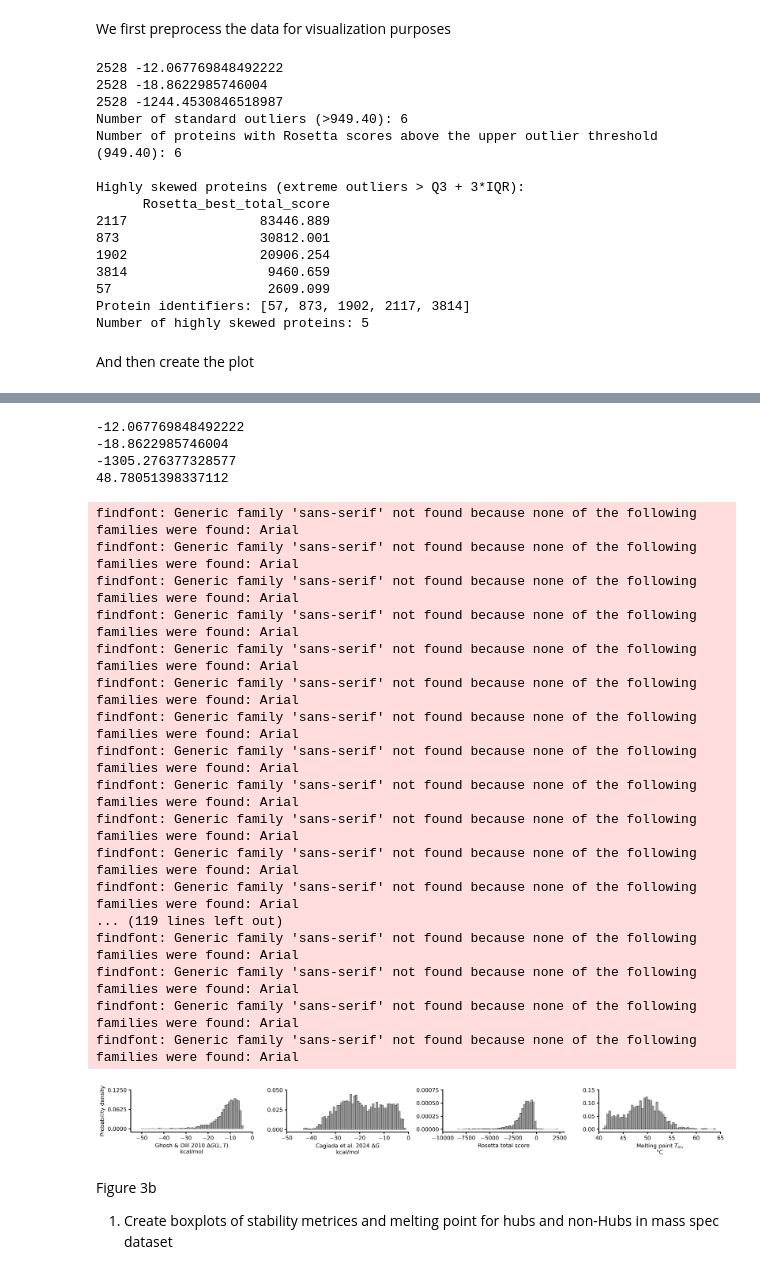
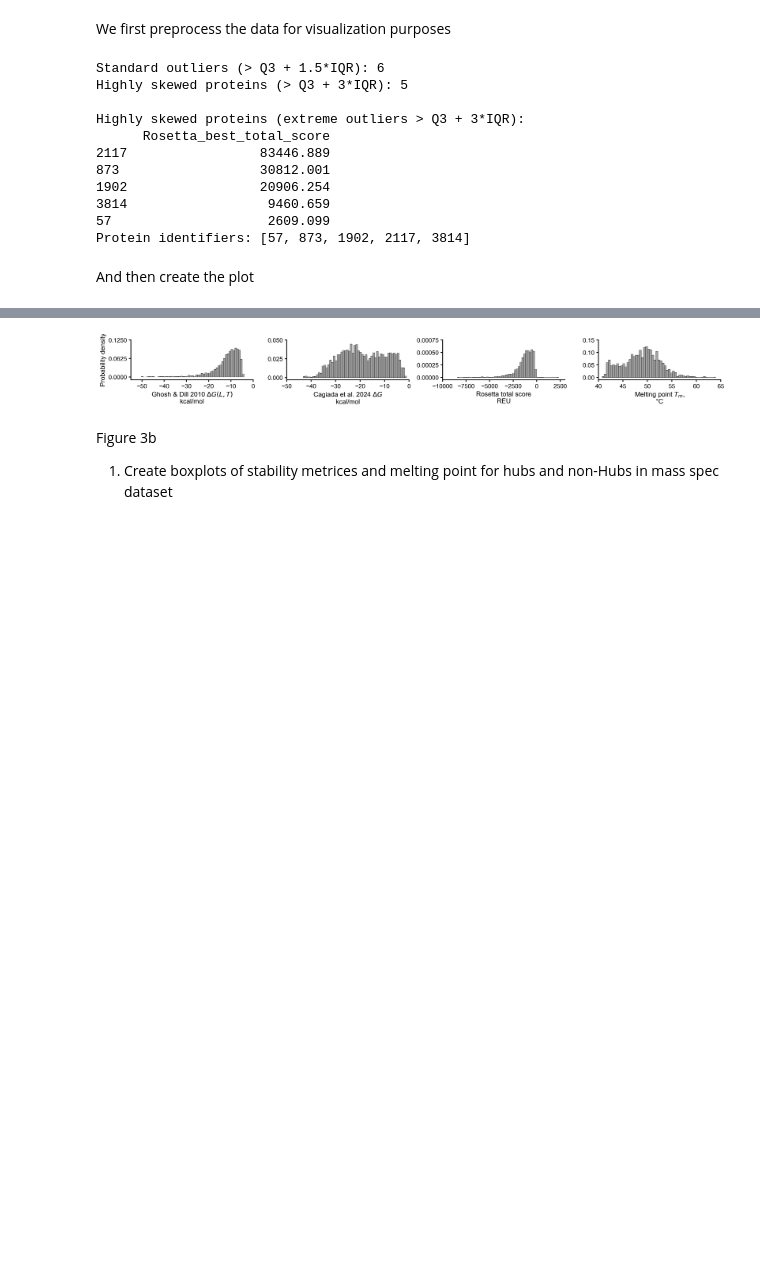
Before and after one commit to NCEMS/energetic-origins-of-PPI-connectivity, a Jupyter notebook: analysis-notebooks/from-muskan/3-figure-v2.ipynb.ipynb, the cells around one changed output, grey strips where cells are left out. Cells and saved outputs as stored; diff of their text form; code cells hidden in the pictures; blank space fills up the shorter version.

```diff
--- a/analysis-notebooks/from-muskan/3-figure-v2.ipynb.ipynb
+++ b/analysis-notebooks/from-muskan/3-figure-v2.ipynb.ipynb
@@ -65,33 +65,31 @@ Q3 = np.percentile(vals3, 75)
 IQR = Q3 - Q1
 
 # Standard outliers (for reference)
+# Outlier thresholds
+upper_threshold = Q3 + 1.5 * IQR        # standard outliers
+extreme_upper = Q3 + 3 * IQR            # extreme outliers (highly skewed)
 
-upper_threshold = Q3 + 1.5 * IQR
-num_outliers = (vals3 > upper_threshold).sum()
-print(f"Number of standard outliers (>{upper_threshold:.2f}): {num_outliers}")
+# Count outliers
+num_standard = (vals3 > upper_threshold).sum()
+num_extreme = (vals3 > extreme_upper).sum()
 
-# Extreme outliers (highly skewed proteins, using 3*IQR)
+print(f"Standard outliers (> Q3 + 1.5*IQR): {num_standard}")
+print(f"Highly skewed proteins (> Q3 + 3*IQR): {num_extreme}")
 
-extreme_upper = Q3 + 3 * IQR
-extreme_condition = filtered_nodes["Rosetta_best_total_score"] > extreme_upper
-extreme_proteins = filtered_nodes[extreme_condition]
+# Identify extreme proteins (index-safe)
+extreme_condition = vals3 > extreme_upper
+extreme_proteins = filtered_nodes.loc[vals3.index[extreme_condition]]
 
-# Count the number of outlier proteins (high scores causing the right skew)
-
-num_outliers = (vals3 > upper_threshold).sum()
-print(f"Number of proteins with Rosetta scores above the upper outlier threshold ({upper_threshold:.2f}): {num_outliers}")
-# Print the highly skewed proteins and their scores, sorted descending
 print("\nHighly skewed proteins (extreme outliers > Q3 + 3*IQR):")
 if not extreme_proteins.empty:
-    print(extreme_proteins[["Rosetta_best_total_score"]].sort_values(by="Rosetta_best_total_score", ascending=False))
+    print(extreme_proteins[["Rosetta_best_total_score"]]
+          .sort_values(by="Rosetta_best_total_score", ascending=False))
     print(f"Protein identifiers: {extreme_proteins.index.tolist()}")
 else:
     print("None found.")
-num_extreme = len(extreme_proteins)
-print(f"Number of highly skewed proteins: {num_extreme}")
 
-# Filter vals3 to remove highly skewed proteins for the histogram
-vals3_filtered = vals3[vals3 <= extreme_upper]
+# Filter for plotting only
+vals3_filtered = vals3.loc[vals3 <= extreme_upper]
 
 # 4. Meltome-melting-point BUT only where meltome-fit-R2 > 0.9
 melt_filter = filtered_nodes["meltome-fit-R2"] > 0.9
@@ -99,11 +97,8 @@ vals4 = filtered_nodes.loc[melt_filter, "meltome-melting-point"].dropna()
 
 vals_list = [vals1, vals2, vals3_filtered, vals4]
 # %% [output]
-2528 -12.067769848492222
-2528 -18.8622985746004
-2528 -1244.4530846518987
-Number of standard outliers (>949.40): 6
-Number of proteins with Rosetta scores above the upper outlier threshold (949.40): 6
+Standard outliers (> Q3 + 1.5*IQR): 6
+Highly skewed proteins (> Q3 + 3*IQR): 5
 
 Highly skewed proteins (extreme outliers > Q3 + 3*IQR):
       Rosetta_best_total_score
@@ -113,7 +108,6 @@ Highly skewed proteins (extreme outliers > Q3 + 3*IQR):
 3814                  9460.659
 57                    2609.099
 Protein identifiers: [57, 873, 1902, 2117, 3814]
-Number of highly skewed proteins: 5
 # %% [markdown]
 And then create the plot
 # %%
@@ -122,7 +116,7 @@ bins = 55
 xlabels = [
     r"Ghosh & Dill 2010 $ΔG(L,T)$" + "\nkcal/mol",
     r"Cagiada et al. 2024 $ΔG$" + "\nkcal/mol",
-    "Rosetta total score",
+    "Rosetta total score" + "\nREU",
     r"Melting point $T_m$," + "\n°C",
 ]
 
@@ -191,11 +185,11 @@ for i, (ax, vals, xlabel) in enumerate(zip(axes, vals_list, xlabels)):
         ax.set_yticks(yticks_list[i])
 
     # labels
-    ax.set_xlabel(xlabel, fontsize=10)
-    ax.tick_params(axis="both", labelsize=10)
+    ax.set_xlabel(xlabel, fontsize=12)
+    ax.tick_params(axis="both", labelsize=11)
 
 # only put y-label on the first subplot (keep your current behavior)
-axes[0].set_ylabel("Probability density", fontsize=10)
+axes[0].set_ylabel("Probability density", fontsize=12)
 
 fig.tight_layout()
 fig.savefig(f"{OUT_PATH}3a.svg")
@@ -221,25 +202,4 @@ findfont: Generic family 'sans-serif' not found because none of the following fa
--12.067769848492222
--18.8622985746004
--1305.276377328577
-48.78051398337112
-findfont: Generic family 'sans-serif' not found because none of the following families were found: Arial
-findfont: Generic family 'sans-serif' not found because none of the following families were found: Arial
-findfont: Generic family 'sans-serif' not found because none of the following families were found: Arial
-findfont: Generic family 'sans-serif' not found because none of the following families were found: Arial
-findfont: Generic family 'sans-serif' not found because none of the following families were found: Arial
-findfont: Generic family 'sans-serif' not found because none of the following families were found: Arial
-findfont: Generic family 'sans-serif' not found because none of the following families were found: Arial
-findfont: Generic family 'sans-serif' not found because none of the following families were found: Arial
-findfont: Generic family 'sans-serif' not found because none of the following families were found: Arial
-findfont: Generic family 'sans-serif' not found because none of the following families were found: Arial
-findfont: Generic family 'sans-serif' not found because none of the following families were found: Arial
-findfont: Generic family 'sans-serif' not found because none of the following families were found: Arial
-... (119 lines left out)
-findfont: Generic family 'sans-serif' not found because none of the following families were found: Arial
-findfont: Generic family 'sans-serif' not found because none of the following families were found: Arial
-findfont: Generic family 'sans-serif' not found because none of the following families were found: Arial
-findfont: Generic family 'sans-serif' not found because none of the following families were found: Arial
-[figure, old version]
+[figure, new version]
 # %% [markdown]
 Figure 3b
 1. Create boxplots of stability metrices and melting point for hubs and non-Hubs in mass spec dataset
```
Also changed, not shown: parts of 9 cells of this notebook, 9 other files.
